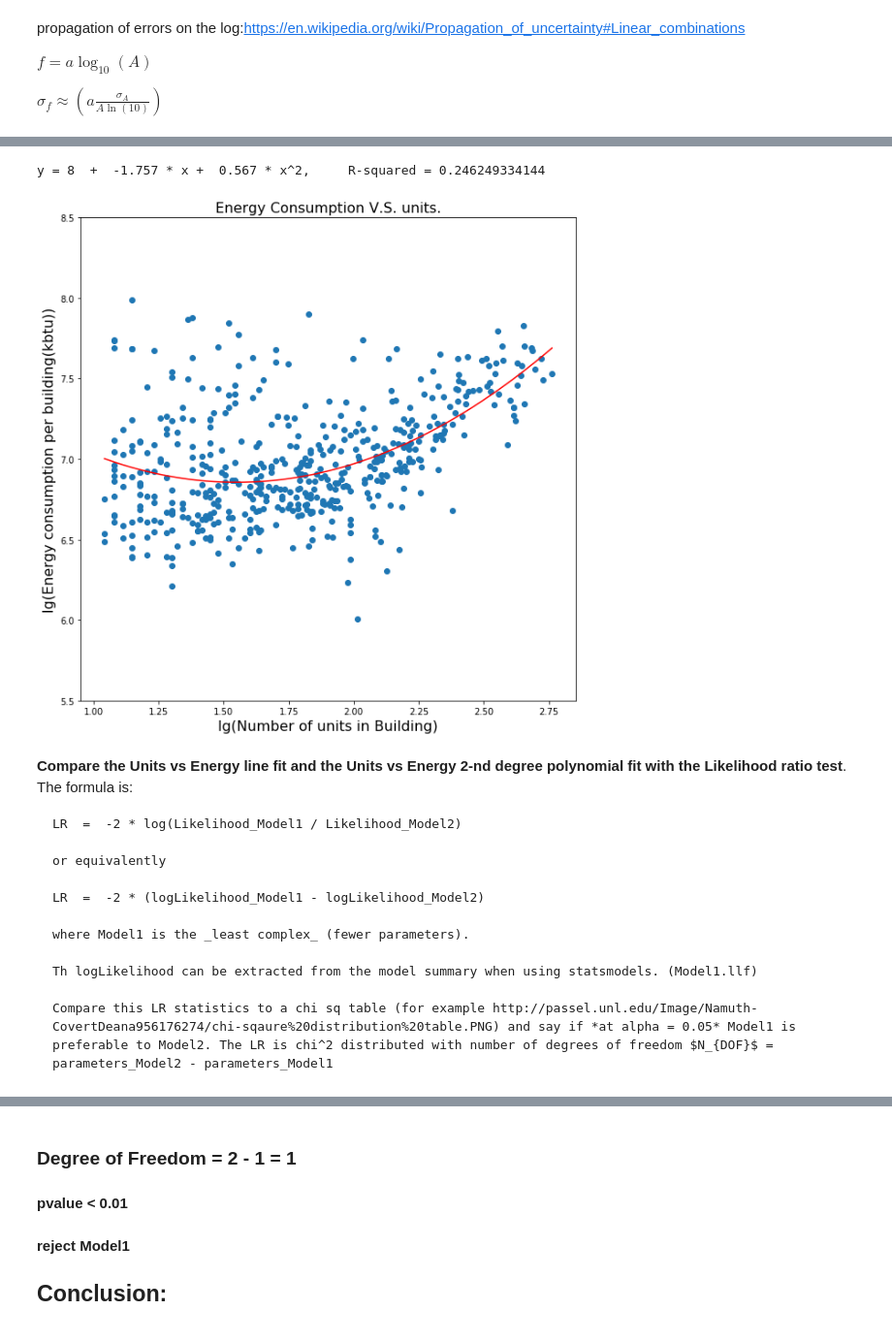
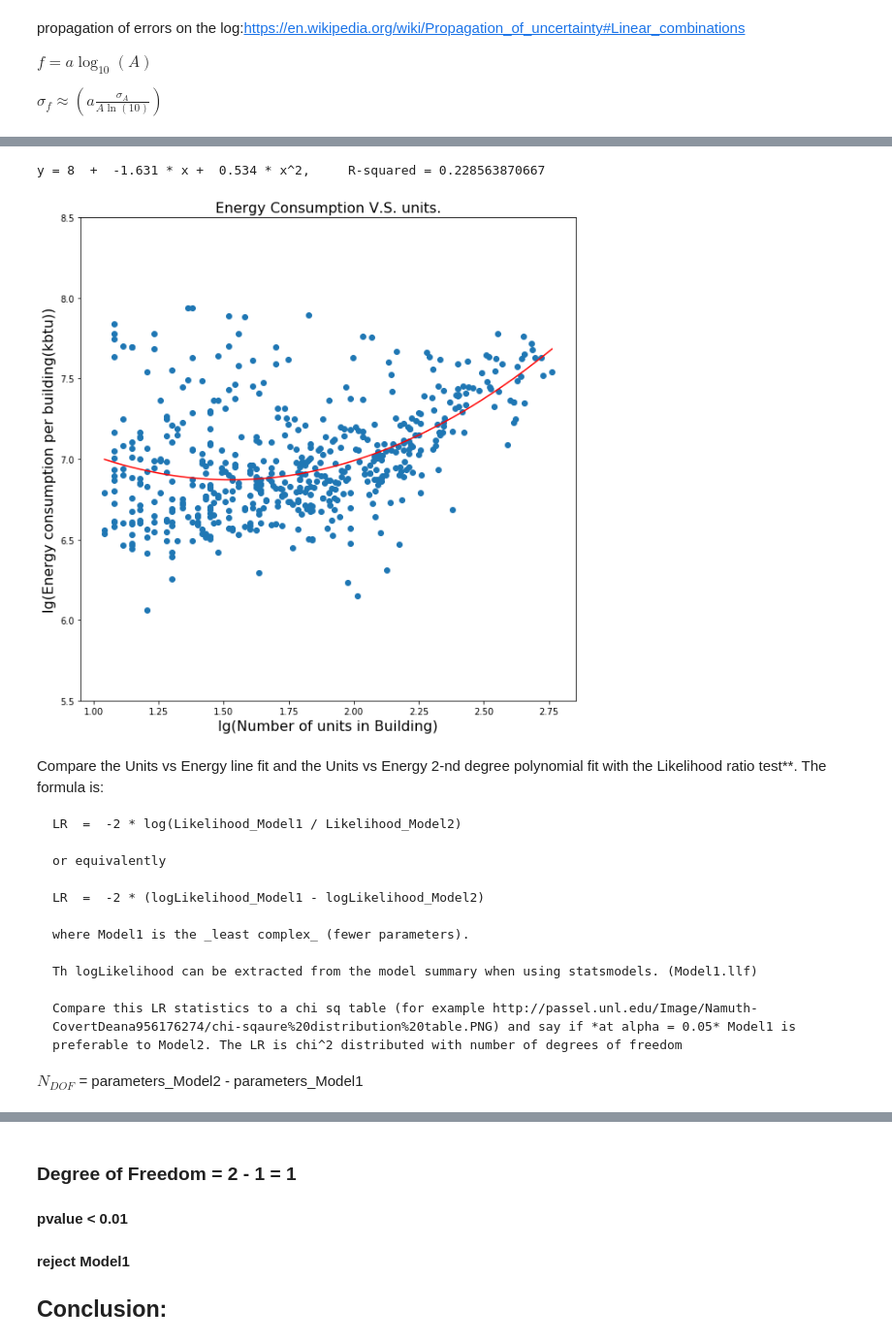
Before and after one commit to picniclin/PUI2017_yl5240, a Jupyter notebook: HW6_yl5240/HW6_Assignment.ipynb, the cells around one changed output, grey strips where cells are left out. Shown at 97% size. Saved outputs shown, nothing was run; the diff lists cells and outputs as text; code cells hidden in the pictures.

```diff
--- a/HW6_yl5240/HW6_Assignment.ipynb
+++ b/HW6_yl5240/HW6_Assignment.ipynb
@@ -465,6 +487,6 @@ def chi2(data, model, errors = None):
 must pass arrays of identical dimension for data, model and (optional) error)''')
     return -1
 # %%
-errorsnrg = np.sqrt((m_cut['area_ft2'].astype(float))**2 +(m_cut['site_eui_kbtu_ft2'].astype(float)**2))
+errorsnrg = np.sqrt((m_cut['area_ft2']**2) +(m_cut['site_eui_kbtu_ft2'] **2))
 
 errorsunits = np.sqrt(m_cut.UnitsTotal)
@@ -475,7 +506,7 @@ $f=a\log _{10}(A)$
 
 $\sigma _{f}\approx \left(a{\frac {\sigma _{A}}{A\ln(10)}}\right)$
 # %%
-errorsInLogNrg = np.abs(errorsnrg / m_cut.site_eu_kbtu / np.log(10))
+errorsInLogNrg = np.abs(errorsnrg / m_cut.nrg_kbtu / np.log(10))
 
 errorsInLogUnits = np.abs(errorsunits / m_cut.UnitsTotal / np.log(10))
 
@@ -506,2 +537,3 @@ chi2(m_cut.x, x_predict, errors = m_cut.errorsnrg)
 # %%
-m_cut['x2'] = np.power(m_cut.x, 2)
+m_cut['x2'] = np.power(m_cut.x_unit, 2)
+m_cut.head()
@@ -508,5 +547,5 @@ m_cut['x2'] = np.power(m_cut.x, 2)
 # %%
-lm3 = smf.ols('y ~ x+x2', m_cut).fit()
+lm3 = smf.ols('y_nrg ~ x_unit + x2', m_cut).fit()
 # %%
 lm3.summary()
 # %% [output]
@@ -531,21 +570,21 @@ OLS Regression Results
 # %%
-y_predict2 = lm3.params[0] + lm3.params[1] * m_cut.x + lm3.params[2] * np.power(m_cut.x, 2)
+y_predict2 = lm3.params[0] + lm3.params[1] * m_cut.x_unit + lm3.params[2] * np.power(m_cut.x_unit, 2)
 plt.figure(figsize=(10,10))
-plt.scatter(m_cut.x, m_cut.y)
-plt.plot(m_cut.x, y_predict2, c = 'r')
+plt.scatter(m_cut.x_unit, m_cut.y_nrg)
+plt.plot(m_cut.x_unit, y_predict2, c = 'r')
 
 plt.ylim([5.5, 8.5])
 plt.xlabel('lg(Number of units in Building)', fontsize = 16)
 plt.ylabel('lg(Energy consumption per building(kbtu))', fontsize = 16)
 plt.title('Energy Consumption V.S. units.', fontsize = 16)
 
 print('y =', int(lm3.params[0]), ' + ', round(lm3.params[1],3), '* x + ', round(lm3.params[2],3),
       '* x^2,     R-squared =', lm3.rsquared)
 # %% [output]
-y = 8  +  -1.757 * x +  0.567 * x^2,     R-squared = 0.246249334144
+y = 8  +  -1.631 * x +  0.534 * x^2,     R-squared = 0.228563870667
-[figure, old version]
+[figure, new version]
 # %% [markdown]
-**Compare the Units vs Energy line fit and the Units vs Energy 2-nd degree polynomial fit with the Likelihood ratio test**. The formula is:
+Compare the Units vs Energy line fit and the Units vs Energy 2-nd degree polynomial fit with the Likelihood ratio test**. The formula is:
 
     LR  =  -2 * log(Likelihood_Model1 / Likelihood_Model2)
 
@@ -557,7 +596,8 @@ y = 8  +  -1.757 * x +  0.567 * x^2,     R-squared = 0.246249334144
 
     Th logLikelihood can be extracted from the model summary when using statsmodels. (Model1.llf)
 
-    Compare this LR statistics to a chi sq table (for example http://passel.unl.edu/Image/Namuth-CovertDeana956176274/chi-sqaure%20distribution%20table.PNG) and say if *at alpha = 0.05* Model1 is preferable to Model2. The LR is chi^2 distributed with number of degrees of freedom $N_{DOF}$ = parameters_Model2 - parameters_Model1
+    Compare this LR statistics to a chi sq table (for example http://passel.unl.edu/Image/Namuth-CovertDeana956176274/chi-sqaure%20distribution%20table.PNG) and say if *at alpha = 0.05* Model1 is preferable to Model2. The LR is chi^2 distributed with number of degrees of freedom
+$N_{DOF}$ = parameters_Model2 - parameters_Model1
 # %%
 print ("LR : ", -2 * (-lm1.llf - (-lm3.llf)))
 # %% [output]
```
Also changed, not shown: parts of 50 cells of this notebook.
